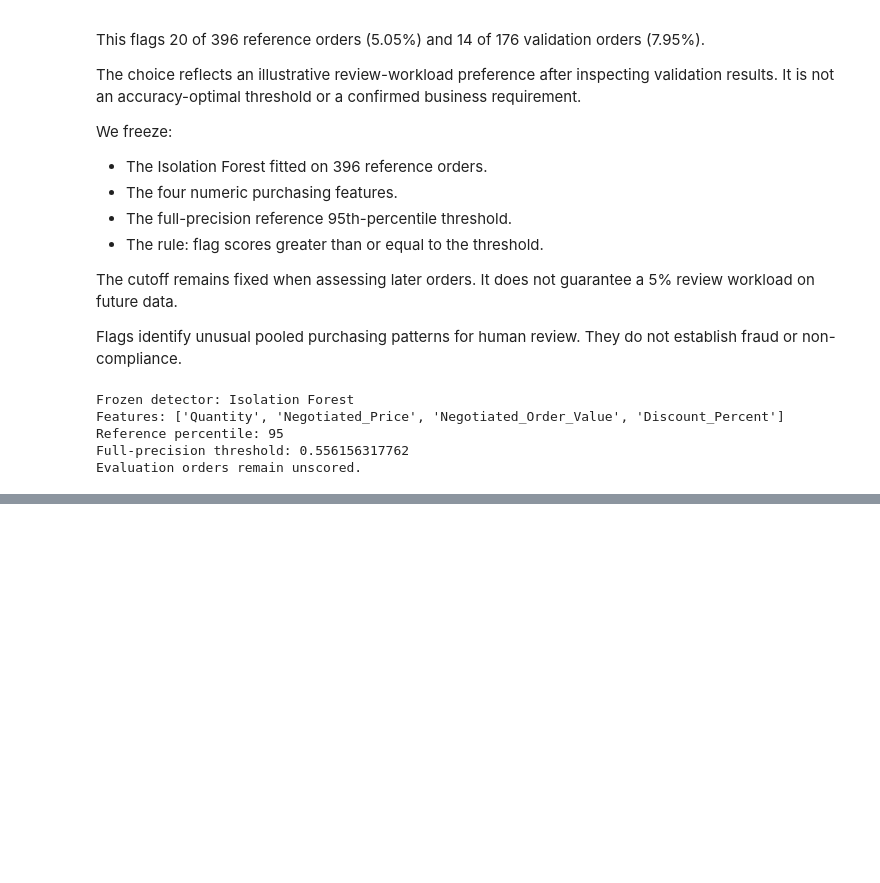
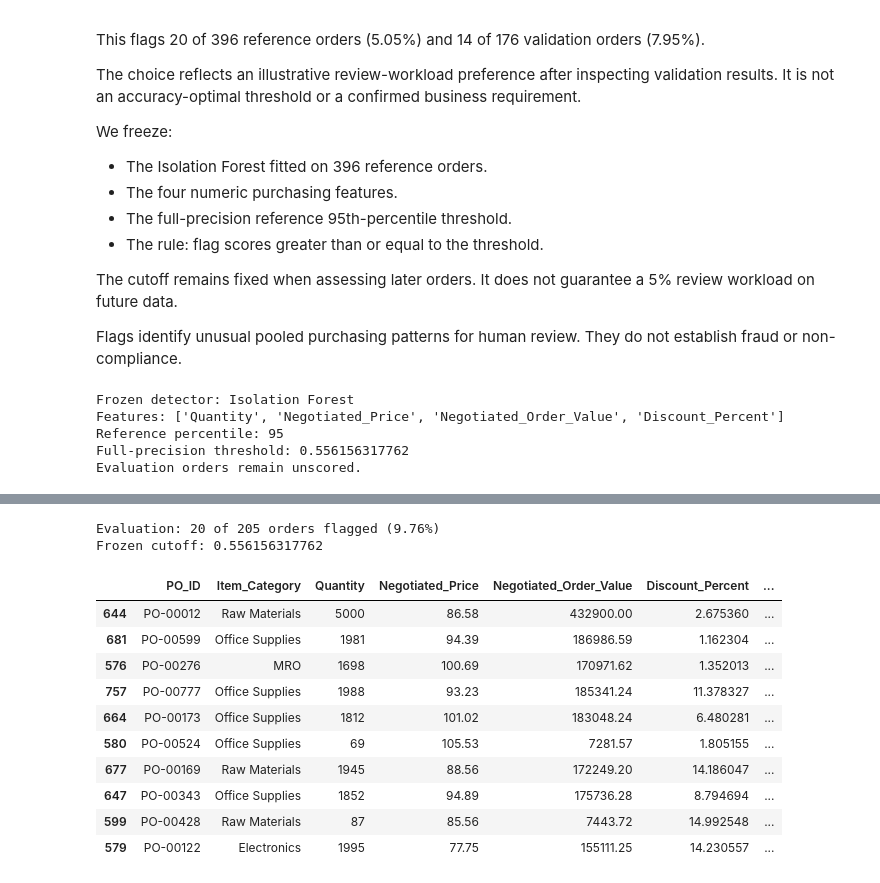
Before and after one commit to ahmasaidMDT/procuresight-ai, a Jupyter notebook: notebooks/05_anomaly_detection.ipynb, the cells around one changed output, grey strips where cells are left out. Saved outputs shown, nothing was run; the diff lists cells and outputs as text; code cells hidden in the pictures; blank space fills up the shorter version.

Commit message:
Evaluate and export frozen anomaly detector

```diff
--- a/notebooks/05_anomaly_detection.ipynb
+++ b/notebooks/05_anomaly_detection.ipynb
@@ -534,0 +566,77 @@ Evaluation orders remain unscored.
+# %%
+import plotly.express as px
+
+# Score later orders using the existing model and full-precision cutoff.
+evaluation_scored_orders = anomaly_evaluation_orders.copy()
+evaluation_scored_orders["Anomaly_Score"] = (
+    -FROZEN_ANOMALY_MODEL.score_samples(
+        evaluation_scored_orders[FROZEN_ANOMALY_FEATURES]
+    )
+)
+evaluation_scored_orders["Anomaly_Review_Flag"] = (
+    evaluation_scored_orders["Anomaly_Score"] >= FROZEN_ANOMALY_THRESHOLD
+)
+
+total = len(evaluation_scored_orders)
+flagged = int(evaluation_scored_orders["Anomaly_Review_Flag"].sum())
+print(f"Evaluation: {flagged} of {total} orders flagged ({flagged / total:.2%})")
+print(f"Frozen cutoff: {FROZEN_ANOMALY_THRESHOLD:.12f}")
+
+category_workload = (
+    evaluation_scored_orders.groupby("Item_Category", dropna=False)
+    .agg(
+        Orders=("PO_ID", "size"),
+        Flagged=("Anomaly_Review_Flag", "sum"),
+    )
+    .reset_index()
+)
+category_workload["Flag_Rate"] = (
+    category_workload["Flagged"] / category_workload["Orders"]
+)
+category_workload["Count_Label"] = (
+    category_workload["Flagged"].astype(str)
+    + " / "
+    + category_workload["Orders"].astype(str)
+)
+category_workload = category_workload.sort_values("Flag_Rate", ascending=False)
+
+fig = px.bar(
+    category_workload,
+    x="Item_Category",
+    y="Flag_Rate",
+    text="Count_Label",
+    title="Anomaly review workload by category",
+    labels={"Item_Category": "Category", "Flag_Rate": "Share flagged"},
+)
+fig.add_hline(
+    y=flagged / total,
+    line_dash="dash",
+    annotation_text="Overall evaluation rate",
+)
+fig.update_yaxes(tickformat=".0%")
+fig.show()
+
+top_flagged = (
+    evaluation_scored_orders.loc[evaluation_scored_orders["Anomaly_Review_Flag"]]
+    .sort_values(["Anomaly_Score", "PO_ID"], ascending=[False, True])
+    .head(10)
+)
+display(
+    top_flagged[
+        ["PO_ID", "Item_Category", *FROZEN_ANOMALY_FEATURES, "Anomaly_Score"]
+    ].round({"Anomaly_Score": 4})
+)
+# %% [output]
+Evaluation: 20 of 205 orders flagged (9.76%)
+Frozen cutoff: 0.556156317762
+|  | PO_ID | Item_Category | Quantity | Negotiated_Price | Negotiated_Order_Value | Discount_Percent | ... |
+| 644 | PO-00012 | Raw Materials | 5000 | 86.58 | 432900.00 | 2.675360 | ... |
+| 681 | PO-00599 | Office Supplies | 1981 | 94.39 | 186986.59 | 1.162304 | ... |
+| 576 | PO-00276 | MRO | 1698 | 100.69 | 170971.62 | 1.352013 | ... |
+| 757 | PO-00777 | Office Supplies | 1988 | 93.23 | 185341.24 | 11.378327 | ... |
+| 664 | PO-00173 | Office Supplies | 1812 | 101.02 | 183048.24 | 6.480281 | ... |
+| 580 | PO-00524 | Office Supplies | 69 | 105.53 | 7281.57 | 1.805155 | ... |
+| 677 | PO-00169 | Raw Materials | 1945 | 88.56 | 172249.20 | 14.186047 | ... |
+| 647 | PO-00343 | Office Supplies | 1852 | 94.89 | 175736.28 | 8.794694 | ... |
+| 599 | PO-00428 | Raw Materials | 87 | 85.56 | 7443.72 | 14.992548 | ... |
+| 579 | PO-00122 | Electronics | 1995 | 77.75 | 155111.25 | 14.230557 | ... |
```
Also changed, not shown: parts of 4 cells of this notebook, 2 other files.
